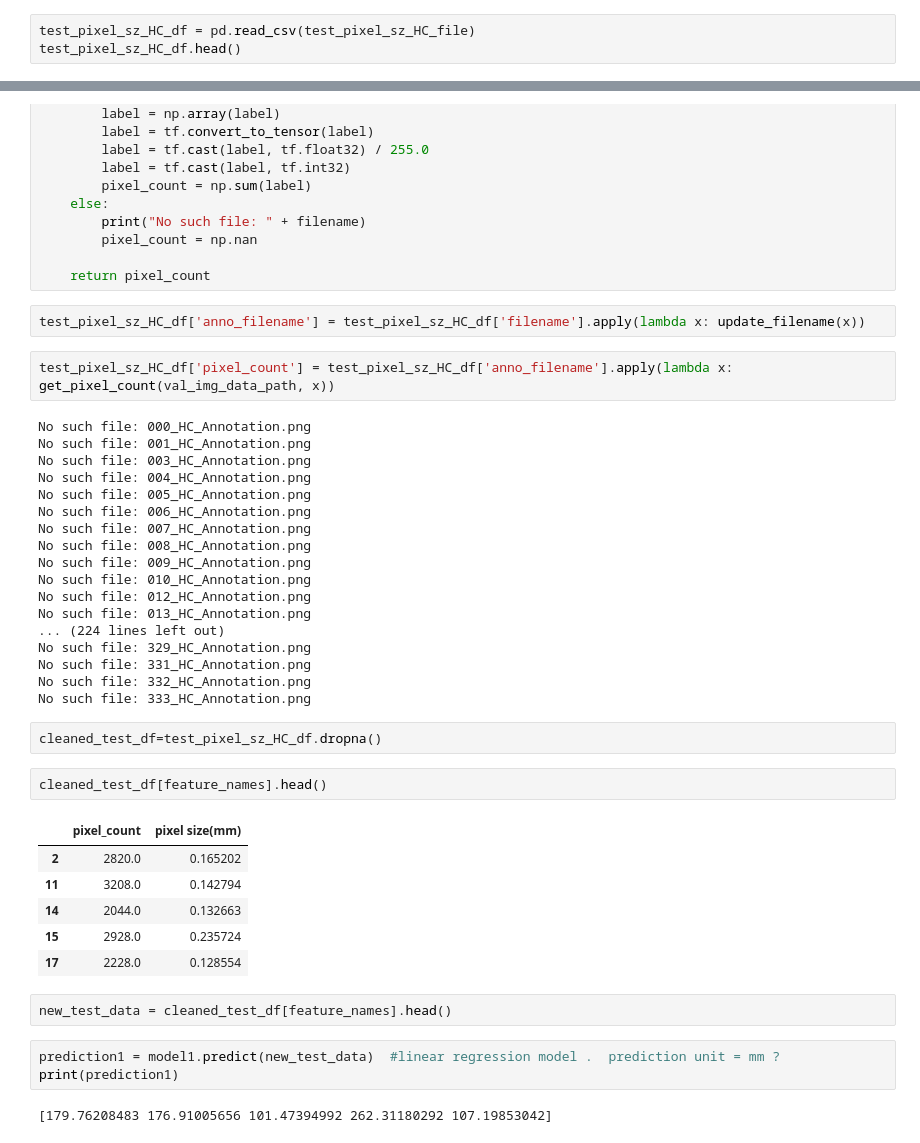
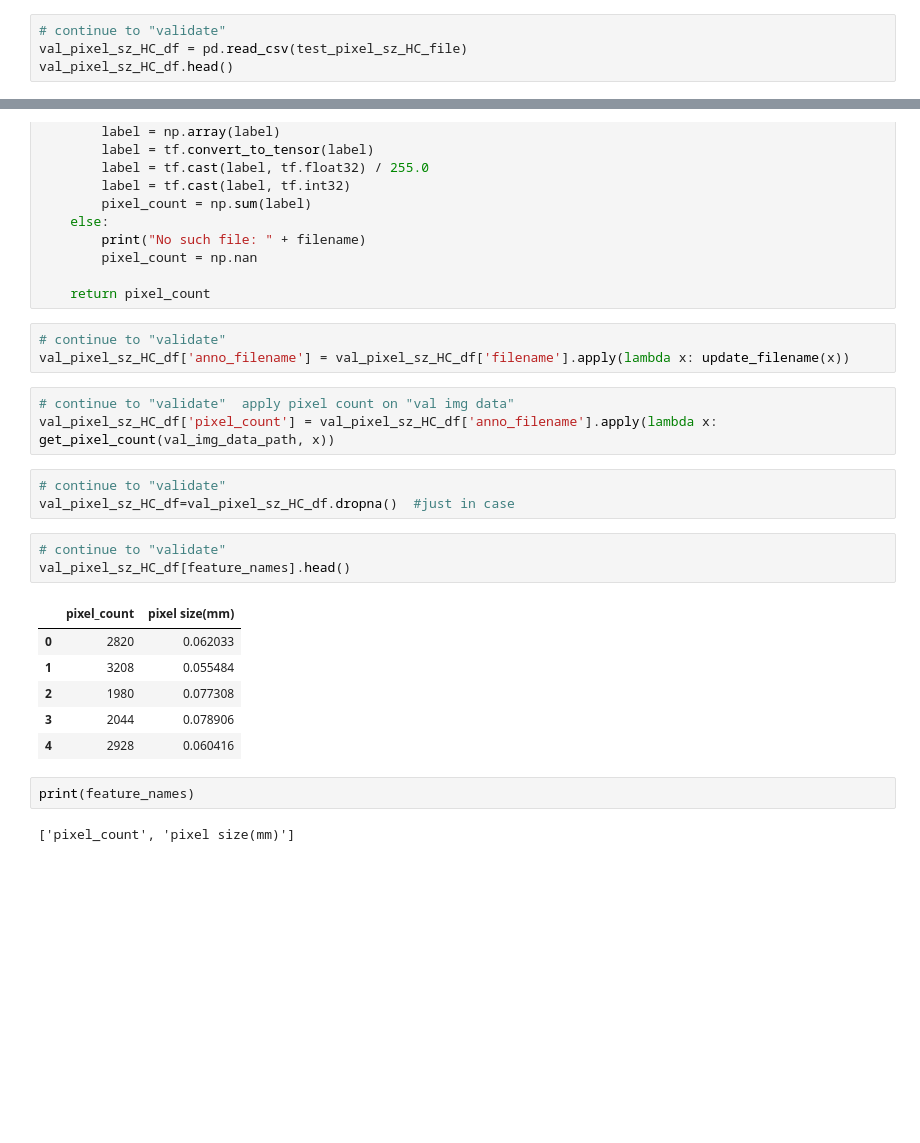
Before and after one commit to AnnChou/H1-AF, a Jupyter notebook: pixelCt_pixelSz_HeadCir_Reg.ipynb, the cells around one changed output, grey strips where cells are left out. Drawn from its saved outputs; the diff is of its cells as text; blank space fills up the shorter version.

```diff
--- a/pixelCt_pixelSz_HeadCir_Reg.ipynb
+++ b/pixelCt_pixelSz_HeadCir_Reg.ipynb
@@ -250,4 +255,5 @@ True
 # %%
-test_pixel_sz_HC_df = pd.read_csv(test_pixel_sz_HC_file)
-test_pixel_sz_HC_df.head()
+# continue to "validate"
+val_pixel_sz_HC_df = pd.read_csv(test_pixel_sz_HC_file)
+val_pixel_sz_HC_df.head()
 # %% [output]
@@ -273,42 +279,25 @@ def get_pixel_count2(img_data_path, filename):
 
     return pixel_count
 # %%
-test_pixel_sz_HC_df['anno_filename'] = test_pixel_sz_HC_df['filename'].apply(lambda x: update_filename(x))
+# continue to "validate"
+val_pixel_sz_HC_df['anno_filename'] = val_pixel_sz_HC_df['filename'].apply(lambda x: update_filename(x))
 # %%
-test_pixel_sz_HC_df['pixel_count'] = test_pixel_sz_HC_df['anno_filename'].apply(lambda x: get_pixel_count(val_img_data_path, x))
+# continue to "validate"  apply pixel count on "val img data"
+val_pixel_sz_HC_df['pixel_count'] = val_pixel_sz_HC_df['anno_filename'].apply(lambda x: get_pixel_count(val_img_data_path, x))
-# %% [output]
-No such file: 000_HC_Annotation.png
-No such file: 001_HC_Annotation.png
-No such file: 003_HC_Annotation.png
-No such file: 004_HC_Annotation.png
-No such file: 005_HC_Annotation.png
-No such file: 006_HC_Annotation.png
-No such file: 007_HC_Annotation.png
-No such file: 008_HC_Annotation.png
-No such file: 009_HC_Annotation.png
-No such file: 010_HC_Annotation.png
-No such file: 012_HC_Annotation.png
-No such file: 013_HC_Annotation.png
-... (224 lines left out)
-No such file: 329_HC_Annotation.png
-No such file: 331_HC_Annotation.png
-No such file: 332_HC_Annotation.png
-No such file: 333_HC_Annotation.png
 # %%
-cleaned_test_df=test_pixel_sz_HC_df.dropna()
+# continue to "validate"
+val_pixel_sz_HC_df=val_pixel_sz_HC_df.dropna()  #just in case
 # %%
-cleaned_test_df[feature_names].head()
+# continue to "validate"
+val_pixel_sz_HC_df[feature_names].head()
 # %% [output]
 |  | pixel_count | pixel size(mm) |
-| 2 | 2820.0 | 0.165202 |
-| 11 | 3208.0 | 0.142794 |
-| 14 | 2044.0 | 0.132663 |
-| 15 | 2928.0 | 0.235724 |
-| 17 | 2228.0 | 0.128554 |
+| 0 | 2820 | 0.062033 |
+| 1 | 3208 | 0.055484 |
+| 2 | 1980 | 0.077308 |
+| 3 | 2044 | 0.078906 |
+| 4 | 2928 | 0.060416 |
-# %%
-new_test_data = cleaned_test_df[feature_names].head()
-# %%
-prediction1 = model1.predict(new_test_data)  #linear regression model .  prediction unit = mm ?
-print(prediction1)
-# %% [output]
-[179.76208483 176.91005656 101.47394992 262.31180292 107.19853042]
+# %%
+print(feature_names)
+# %% [output]
+['pixel_count', 'pixel size(mm)']
```
Also changed, not shown: parts of 45 cells of this notebook.
